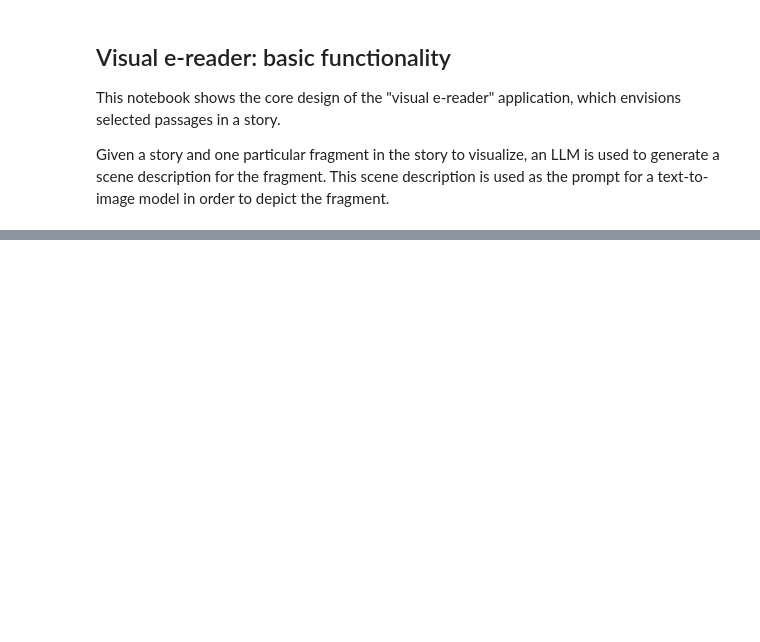
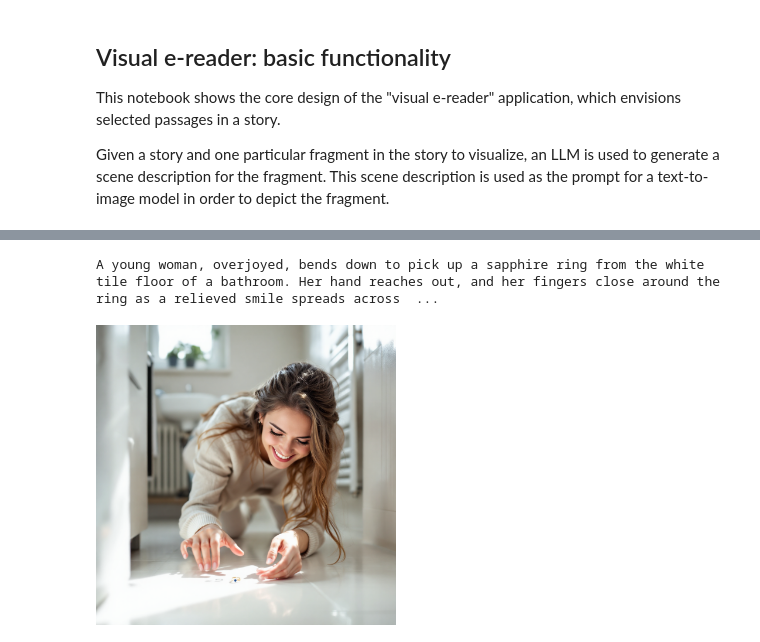
Before and after one commit to roemmele/Envisioning-Stories-with-Generative-AI, a Jupyter notebook: example.ipynb, the cells around one changed output, grey strips where cells are left out. Cells and saved outputs as stored; diff of their text form; code cells hidden in the pictures; blank space fills up the shorter version.

```diff
--- a/example.ipynb
+++ b/example.ipynb
@@ -21,3 +23,7 @@ llm_prompt = llm_prompt_template.format(
+# %%
+llm_prompt = llm_prompt_template.format(
+    story=story,
+    fragment="Lisa has a beautiful sapphire ring.")
 # %%
 import replicate, os
 
@@ -35,0 +46,6 @@ Image(url, width=300)
+# %%
+story = ("Lisa has a beautiful sapphire ring. "
+"She always takes it off to wash her hands. "
+"One afternoon, she noticed it was missing from her finger! "
+"Lisa searched everywhere she had been that day. "
+"She was elated when she found it on the bathroom floor!")
@@ -35,0 +56,14 @@ Image(url, width=300)
+# %%
+scene_description = "".join(client.run(
+    "meta/meta-llama-3.1-405b-instruct",
+    input={"prompt": llm_prompt}))
+print(scene_description)
+# %% [output]
+A young woman, overjoyed, bends down to pick up a sapphire ring from the white tile floor of a bathroom. Her hand reaches out, and her fingers close around the ring as a relieved smile spreads across  ...
+# %%
+url = client.run("black-forest-labs/flux-1.1-pro",
+                 input={"prompt": scene_description,
+                        "output_format": "png"})
+Image(url, width=300)
+# %% [output]
+[figure, added]
```
Also changed, not shown: parts of 5 cells of this notebook, 1 other file.
